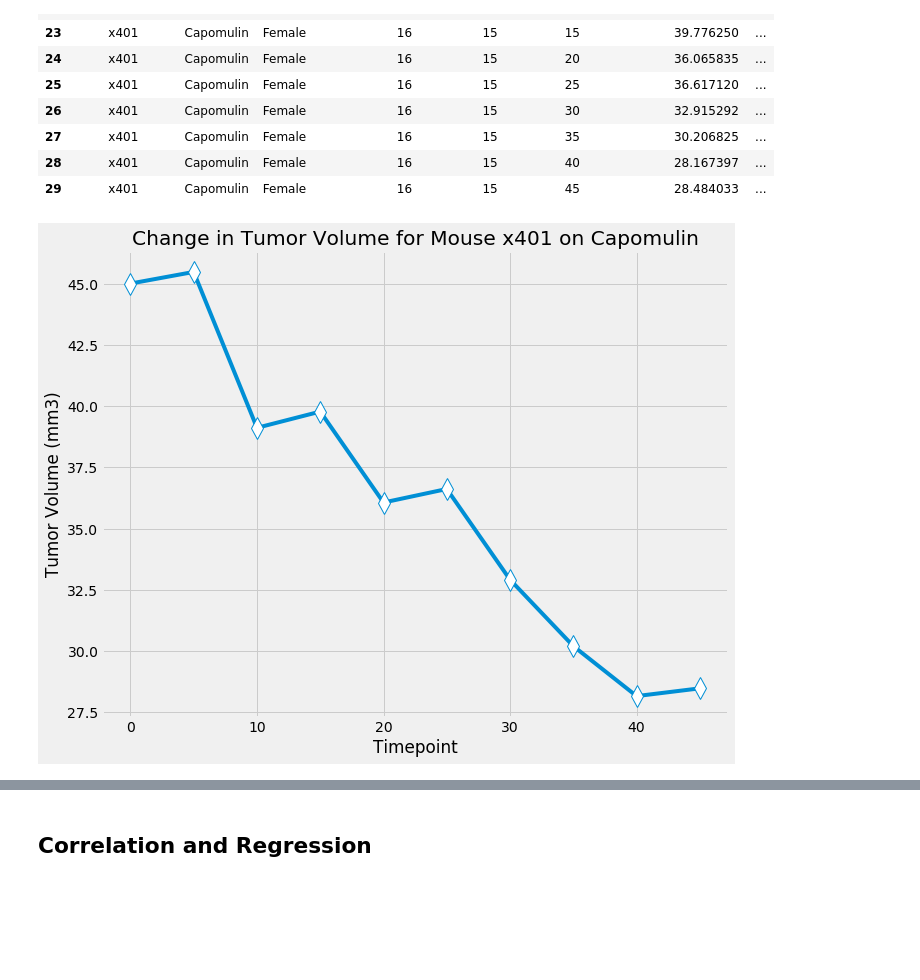
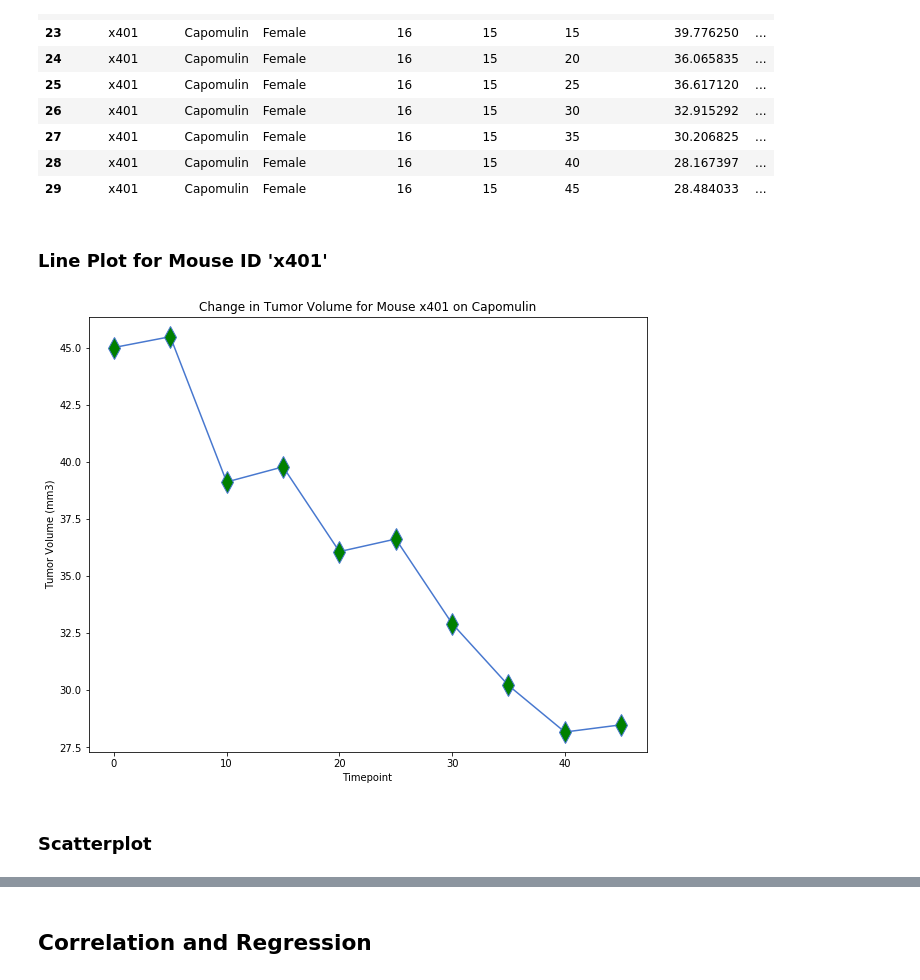
Before and after one commit to MichRisu/matplotlib-challenge, a Jupyter notebook: Pymaceuticals/pymaceuticals_starter.ipynb, the cells around one changed output, grey strips where cells are left out. Saved outputs shown, nothing was run; the diff lists cells and outputs as text; code cells hidden in the pictures; blank space fills up the shorter version.

```diff
--- a/Pymaceuticals/pymaceuticals_starter.ipynb
+++ b/Pymaceuticals/pymaceuticals_starter.ipynb
@@ -9,7 +9,7 @@ import numpy as np
 from scipy.stats import linregress
 from scipy import stats
 
-plt.style.use('fivethirtyeight')
+plt.style.use('seaborn-muted')
 
 # Study data files
 mouse_metadata_path = "data/Mouse_metadata.csv"
@@ -367,15 +363,19 @@ mouse_x401
 | 27 | x401 | Capomulin | Female | 16 | 15 | 35 | 30.206825 | ... |
 | 28 | x401 | Capomulin | Female | 16 | 15 | 40 | 28.167397 | ... |
 | 29 | x401 | Capomulin | Female | 16 | 15 | 45 | 28.484033 | ... |
+# %% [markdown]
+### Line Plot for Mouse ID 'x401'
 # %%
 fig4, ax4 = plt.subplots(figsize=(10,8))
 ax4.plot(mouse_x401['Timepoint'], mouse_x401['Tumor Volume (mm3)'],
-         marker="d", markerfacecolor='w', markersize=15)
+         marker="d", markerfacecolor='g', markersize=15)
 ax4.set(xlabel = "Timepoint",
        ylabel = "Tumor Volume (mm3)",
         title = "Change in Tumor Volume for Mouse x401 on Capomulin");
 # %% [output]
-[figure, old version]
+[figure, new version]
+# %% [markdown]
+### Scatterplot
 # %%
 # Generate a scatter plot of mouse weight versus average tumor volume for
 #the Capomulin regimen
```
Also changed, not shown: parts of 24 cells of this notebook.
